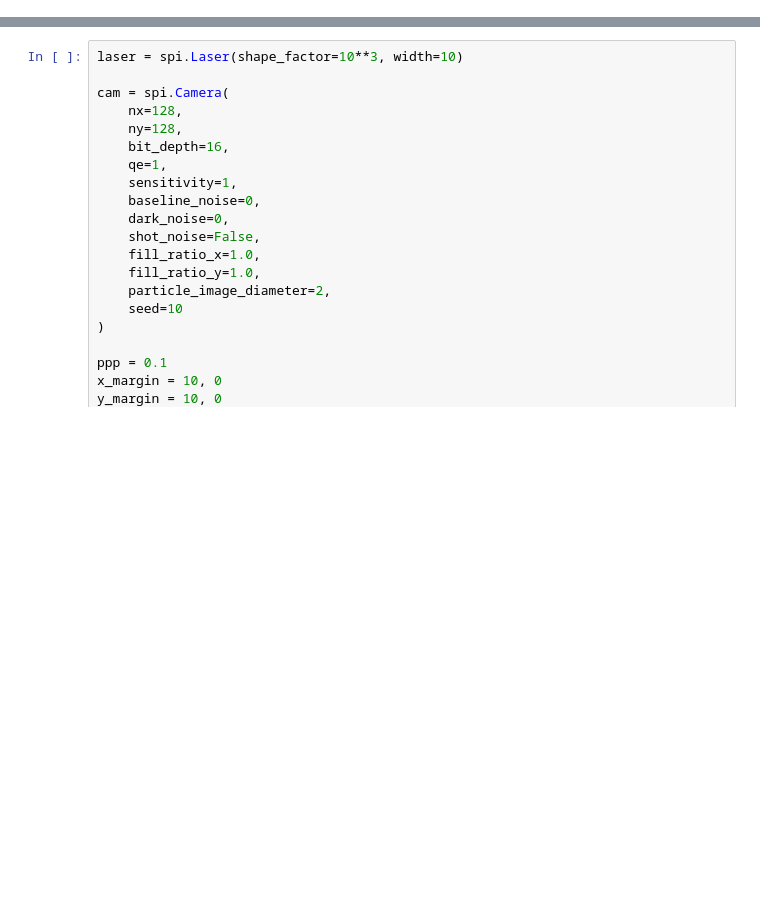
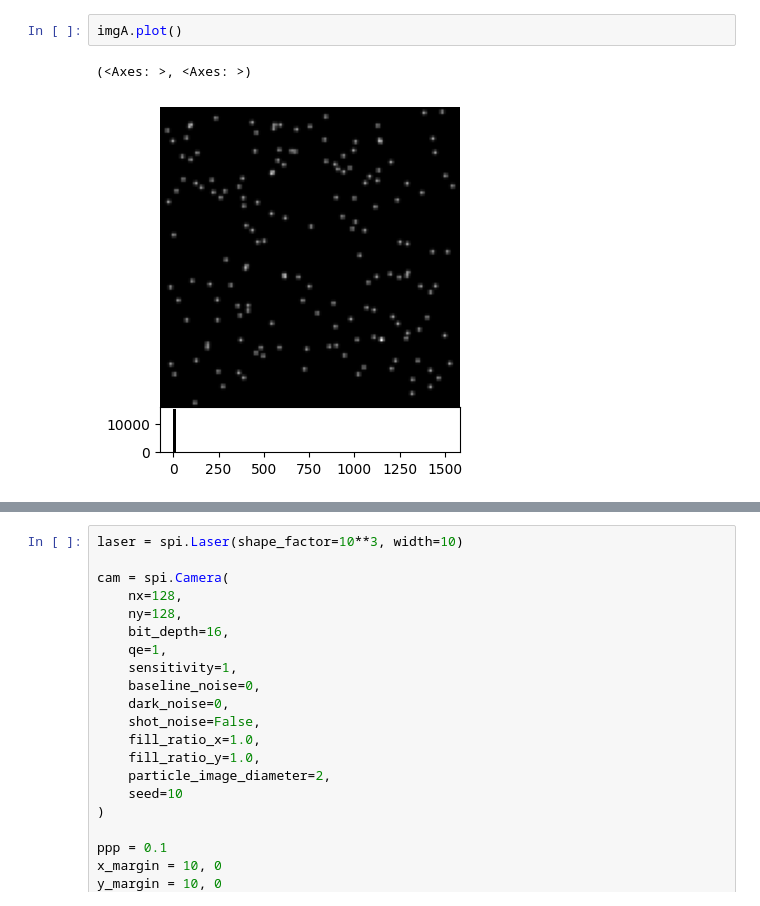
Before and after one commit to matthiasprobst/synpivimage, a Jupyter notebook: examples/out_of_plane.ipynb, the cells around one changed output, grey strips where cells are left out. Cells and saved outputs as stored; diff of their text form; blank space fills up the shorter version.

```diff
--- a/examples/out_of_plane.ipynb
+++ b/examples/out_of_plane.ipynb
@@ -15,0 +85,5 @@ def plot_img(img, ax, **kwargs):
+# %%
+imgA.plot()
+# %% [output]
+(<Axes: >, <Axes: >)
+[figure, added]
```
Also changed, not shown: parts of 26 cells of this notebook, 24 other files.
